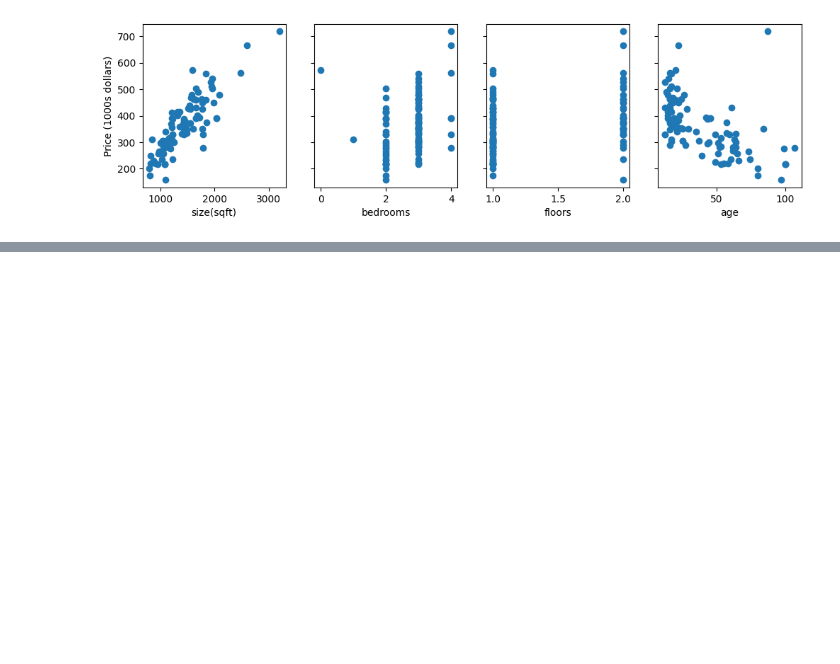
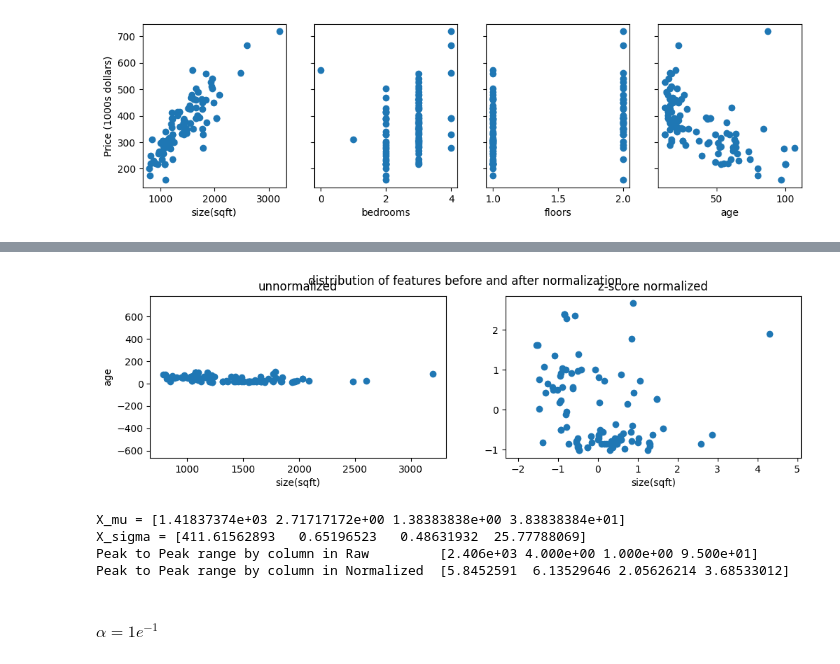
Before and after one commit to hungbui0416/my-ml, a Jupyter notebook: linear-regression/mutiple-features-linear-regression/Feature_Scaling_and_Learning_Rate.ipynb, the cells around one changed output, grey strips where cells are left out. Saved outputs shown, nothing was run; the diff lists cells and outputs as text; code cells hidden in the pictures; blank space fills up the shorter version.

```diff
--- a/linear-regression/mutiple-features-linear-regression/Feature_Scaling_and_Learning_Rate.ipynb
+++ b/linear-regression/mutiple-features-linear-regression/Feature_Scaling_and_Learning_Rate.ipynb
@@ -71,0 +152,46 @@ Text(0, 0.5, 'cost')
+# %%
+def zscore_normalize_features(X):
+    """
+    Computes zscore normalized X
+    Args:
+        X (ndarray(n, d)): input variables
+    Returns:
+        X_norm (ndarray(n, d))  : zscored normalized X
+        mu (ndarray(d,))        : mean of each feature
+        sigma (ndarray(d,))     : standard deviation of each feature
+    """
+    mu = np.mean(X, axis=0)
+    sigma = np.std(X, axis=0)
+    X_norm = (X - mu) / sigma
+
+    return X_norm, mu, sigma
+# %%
+X_normalized, mu, sigma = zscore_normalize_features(X_train)
+
+fig, ax = plt.subplots(1, 2, figsize=(12, 3))
+
+ax[0].scatter(X_train[:, 0], X_train[:, 3])
+ax[0].set_xlabel(X_features[0]); ax[0].set_ylabel(X_features[3])
+ax[0].set_title('unnormalized')
+ax[0].axis('equal')
+
+ax[1].scatter(X_normalized[:, 0], X_normalized[:, 3])
+ax[1].set_xlabel(X_features[0])
+ax[1].set_title('z-score normalized')
+ax[1].axis('equal')
+
+fig.suptitle('distribution of features before and after normalization')
+plt.show()
+# %% [output]
+[figure, added]
+# %%
+print(f"X_mu = {mu}\nX_sigma = {sigma}")
+print(f"Peak to Peak range by column in Raw         {np.ptp(X_train, axis=0)}")
+print(f"Peak to Peak range by column in Normalized  {np.ptp(X_normalized, axis=0)}")
+# %% [output]
+X_mu = [1.41837374e+03 2.71717172e+00 1.38383838e+00 3.83838384e+01]
+X_sigma = [411.61562893   0.65196523   0.48631932  25.77788069]
+Peak to Peak range by column in Raw         [2.406e+03 4.000e+00 1.000e+00 9.500e+01]
+Peak to Peak range by column in Normalized  [5.8452591  6.13529646 2.05626214 3.68533012]
+# %% [markdown]
+#### $ \alpha = 1e^{-1} $
```
Also changed, not shown: parts of 14 cells of this notebook, 9 other files.
